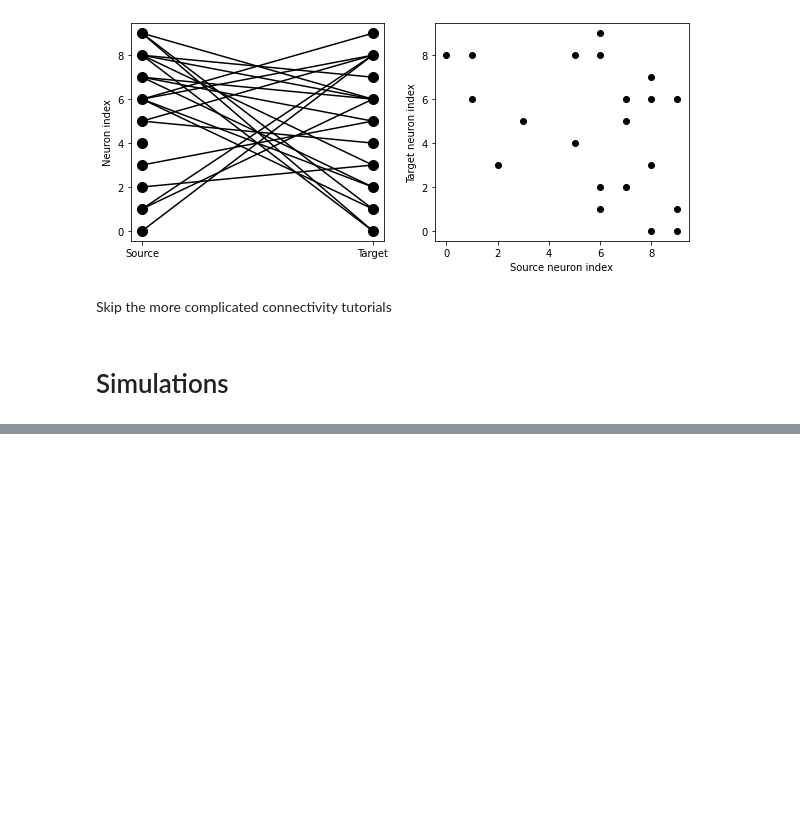
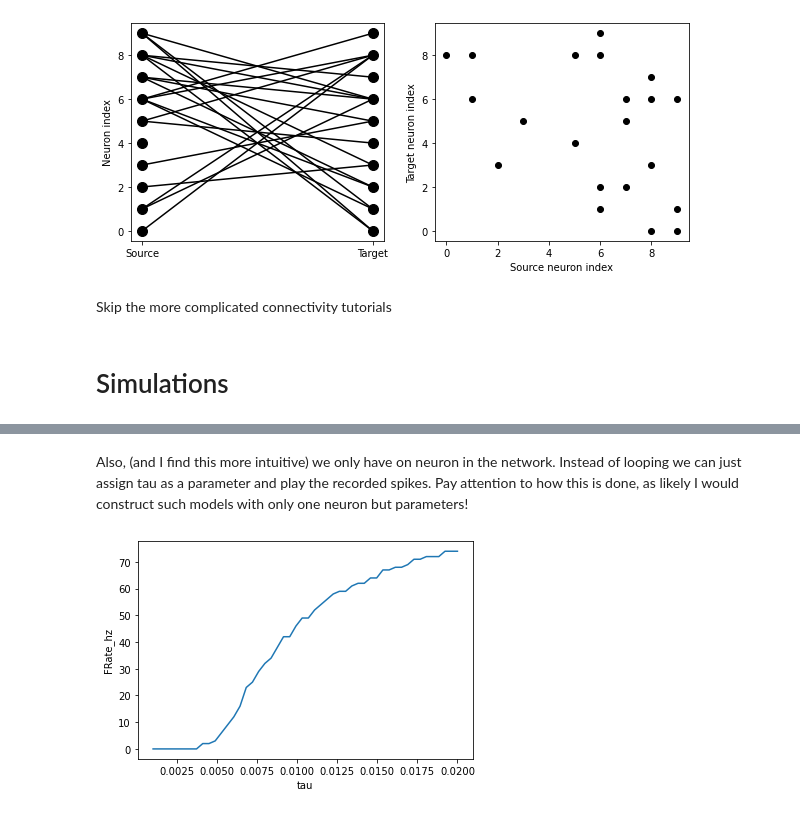
Before and after one commit to linusconrad/neurodynamics-learning, a Jupyter notebook: Linus-neurodyn-notes.ipynb, the cells around one changed output, grey strips where cells are left out. Drawn from its saved outputs; the diff is of its cells as text; code cells hidden in the pictures; blank space fills up the shorter version.

```diff
--- a/Linus-neurodyn-notes.ipynb
+++ b/Linus-neurodyn-notes.ipynb
@@ -950,0 +1087,32 @@ Skip the more complicated connectivity tutorials
+# %% [markdown]
+Also, (and I find this more intuitive) we only have on neuron in the network.
+Instead of looping we can just assign tau as a parameter and play the recorded spikes.
+Pay attention to how this is done, as likely I would construct such models with only one neuron but parameters!
+# %%
+start_scope()
+num_inputs = 100
+input_rate = 10*Hz
+weight = 0.1
+# specify tau, do note that this also assigns the number of neurons!
+tau_range = linspace(1, 20, 50)*ms
+num_tau = len(tau_range)
+P = PoissonGroup(num_inputs, rates=input_rate)
+# We make tau a parameter of the group
+eqs = '''
+dv/dt = -v/tau : 1
+tau : second
+'''
+# And we have num_tau output neurons, each with a different tau
+G = NeuronGroup(num_tau, eqs, threshold='v>1', reset='v=0', method='exact')
+G.tau = tau_range
+S = Synapses(P, G, on_pre='v += weight')
+S.connect()
+M = SpikeMonitor(G)
+# Now we can just run once with no loop
+run(1*second)
+output_rates = tidy_byN(G,M) # firing rate is count/duration
+
+# no need to concatenate anything as tau should be written in the starting condition per neuron.
+sns.lineplot(x = 'tau', y = 'FRate_hz', data = output_rates);
+# %% [output]
+[figure, added]
```
Also changed, not shown: parts of 29 cells of this notebook, 1 other file.
